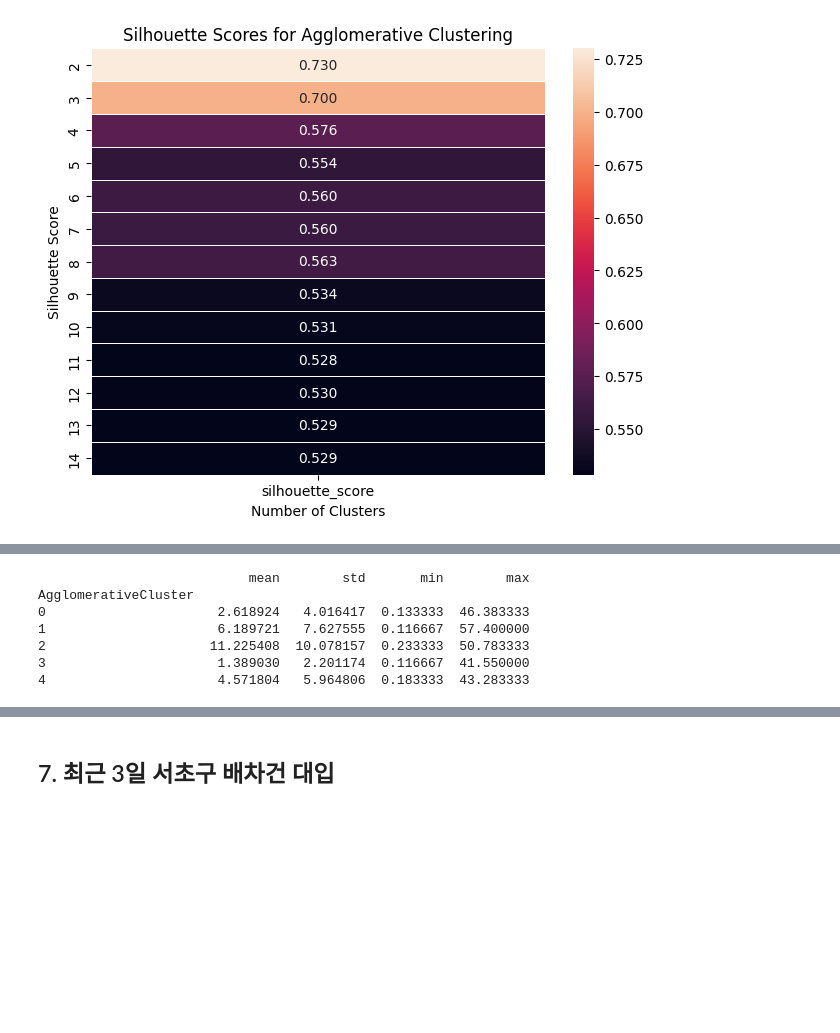
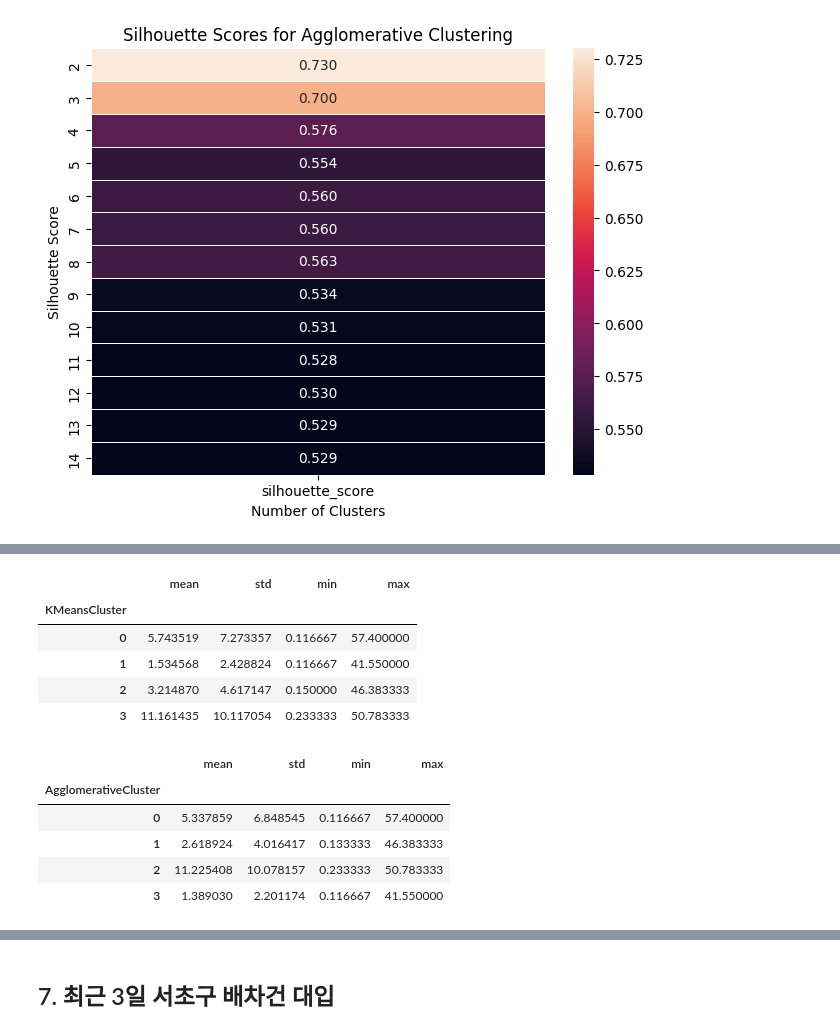
Before and after one commit to yoooooooonji/ML-model-LT_OV30, a Jupyter notebook: glm.ipynb, the cells around one changed output, grey strips where cells are left out. Saved outputs shown, nothing was run; the diff lists cells and outputs as text; code cells hidden in the pictures; blank space fills up the shorter version.

```diff
--- a/glm.ipynb
+++ b/glm.ipynb
@@ -866,13 +873,20 @@ AgglomerativeCluster
 2     429
 Name: count, dtype: int64
+# %%
+result_df.groupby('KMeansCluster')['전체배차시간'].agg(['mean', 'std', 'min', 'max'])
+# %% [output]
+|  | mean | std | min | max |
+| KMeansCluster |  |  |  |  |
+| 0 | 5.743519 | 7.273357 | 0.116667 | 57.400000 |
+| 1 | 1.534568 | 2.428824 | 0.116667 | 41.550000 |
+| 2 | 3.214870 | 4.617147 | 0.150000 | 46.383333 |
+| 3 | 11.161435 | 10.117054 | 0.233333 | 50.783333 |
 # %%
-agglomerative_stats = result_df.groupby('AgglomerativeCluster')['전체배차시간'].agg(['mean', 'std', 'min', 'max'])
-print(agglomerative_stats)
+result_df.groupby('AgglomerativeCluster')['전체배차시간'].agg(['mean', 'std', 'min', 'max'])
 # %% [output]
-                           mean        std       min        max
-AgglomerativeCluster
-0                      2.618924   4.016417  0.133333  46.383333
-1                      6.189721   7.627555  0.116667  57.400000
-2                     11.225408  10.078157  0.233333  50.783333
-3                      1.389030   2.201174  0.116667  41.550000
-4                      4.571804   5.964806  0.183333  43.283333
+|  | mean | std | min | max |
+| AgglomerativeCluster |  |  |  |  |
+| 0 | 5.337859 | 6.848545 | 0.116667 | 57.400000 |
+| 1 | 2.618924 | 4.016417 | 0.133333 | 46.383333 |
+| 2 | 11.225408 | 10.078157 | 0.233333 | 50.783333 |
+| 3 | 1.389030 | 2.201174 | 0.116667 | 41.550000 |
```
Also changed, not shown: parts of 24 cells of this notebook, 9 other files.
